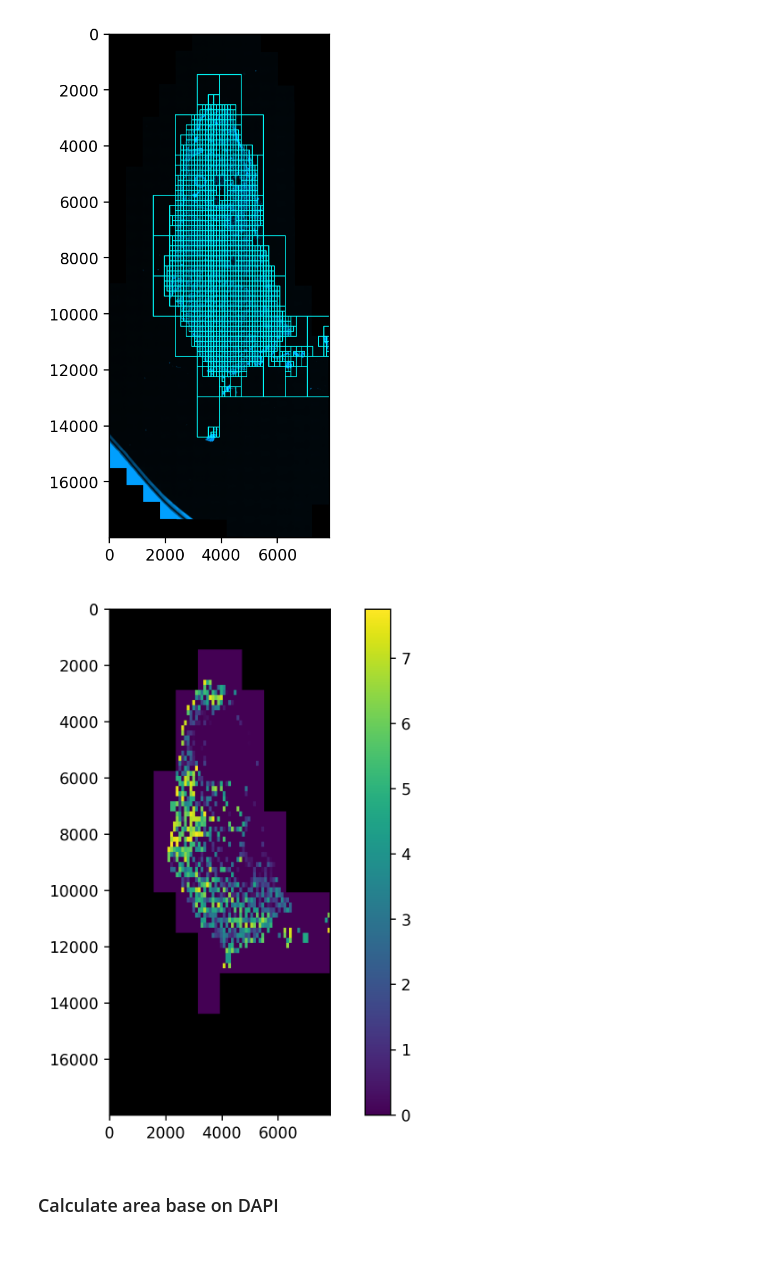
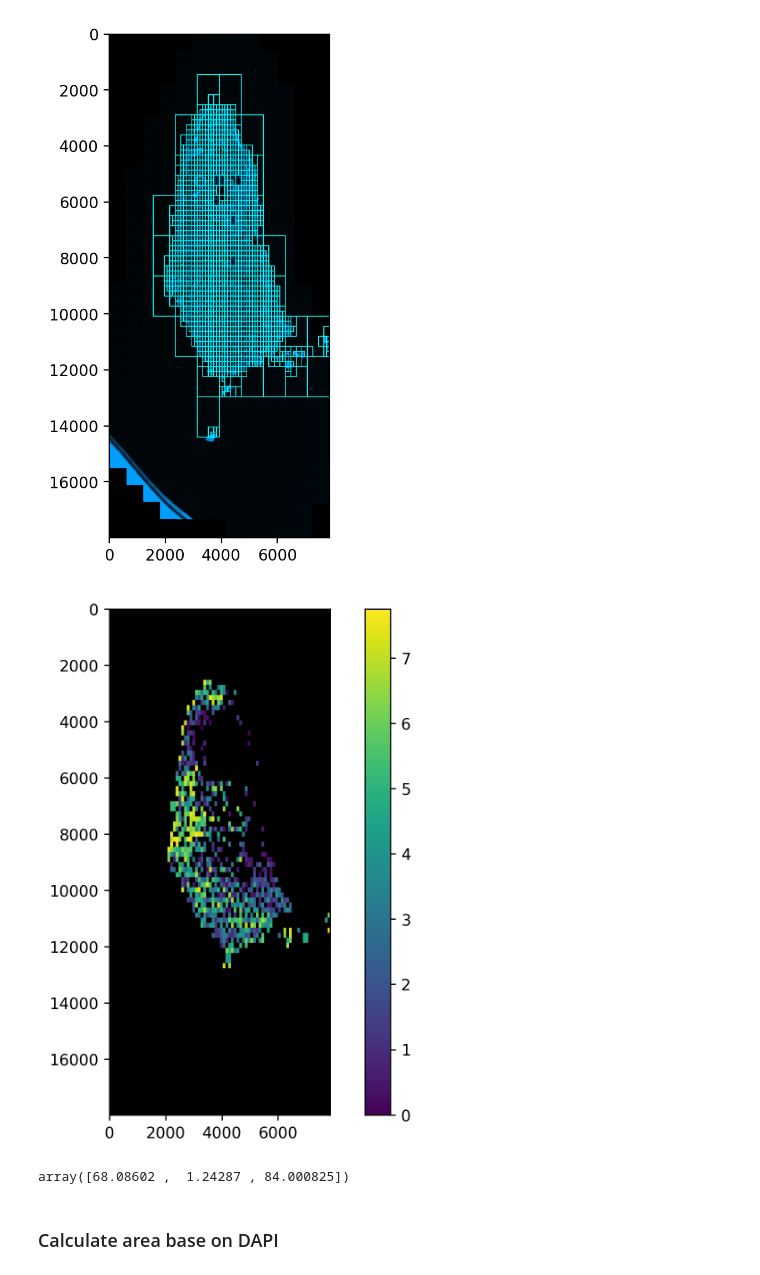
Before and after one commit to BiomedicalMachineLearning/SkinSpatial, a Jupyter notebook: Posprocess_result_from_QuPath.ipynb, the cells around one changed output. Drawn from its saved outputs; the diff is of its cells as text; code cells hidden in the pictures.

Commit message:
Crop the tissue with DAPI

```diff
--- a/Posprocess_result_from_QuPath.ipynb
+++ b/Posprocess_result_from_QuPath.ipynb
@@ -260,7 +266,10 @@ def map_heat_values2colors(values):
     set_box_scores = list(OrderedDict.fromkeys(sorted_values).keys())
     heat_colors_range = sns.color_palette('viridis', len(set_box_scores))
     for value in values:
-        raw_color = heat_colors_range[set_box_scores.index(value)]
+        if value == 0:
+            raw_color = [0,0,0]
+        else:
+            raw_color = heat_colors_range[set_box_scores.index(value)]
         colors.append(raw_color)
 #         if set_box_scores.index(value) > 49:
 #             count+= 1
@@ -356,35 +365,40 @@ for fn in list_output_files:
                     box_collocalized_scores.append(normalize_score_by_rect(score, rect))
         else:
             annot_x, annot_y = convert_original2scaled(x_coord, y_coord,
                                                        (img_dapi.shape[0], img_dapi.shape[1]),
                                                        original_czi1_size)
             rect = [annot_x,
                     annot_y,
                     annot_x+int(big_window*img_dapi.shape[1]),
                     annot_y+int(big_window*img_dapi.shape[0]*0.8)]
             all_collocalized_rects.append(rect)
             score = collocalize_score(fn)
             box_collocalized_scores.append(0)
 
 
 box_collocalized_scores = np.array(box_collocalized_scores)
 # std_scaler = StandardScaler()
 # stded_box_score = std_scaler.fit_transform(box_collocalized_scores.reshape(-1,1))
 # print(stded_box_score.mean(), stded_box_score.std())
 # print(stded_box_score.reshape(box_collocalized_scores.shape))
 heat_colors = np.array(map_heat_values2colors(box_collocalized_scores))
 # print(heat_colors[10:25])
 heat_colors = heat_colors * 255
 # print(heat_colors[10:25])
-demo_image = draw_rectangles_heat(img_dapi, all_collocalized_rects, heat_colors, box_collocalized_scores)
+heat_demo_image = draw_rectangles_heat(img_dapi, all_collocalized_rects, heat_colors, box_collocalized_scores)
 # demo_image = draw_rectangles(img_dapi_origin, all_rects, thickness=30)
 plt.figure(num=None, figsize=(8, 6), dpi=250, facecolor='w', edgecolor='k')
-plt.imshow(demo_image, vmax=box_collocalized_scores.min(), vmin=box_collocalized_scores.max())
+plt.imshow(heat_demo_image, vmax=box_collocalized_scores.min(), vmin=box_collocalized_scores.max())
 plt.colorbar()
 plt.savefig('collocalization_heatmap_normalized_cell_count_scene1.pdf')
 # print(len(set(box_scores)))
 # sns.palplot(sns.mpl_palette("viridis", len(set(box_scores))))
 # %% [output]
-[figure, old version]
+[figure, new version]
+# %%
+len(heat_colors)
+heat_colors[0]
+# %% [output]
+array([68.08602 ,  1.24287 , 84.000825])
 # %% [markdown]
 ###  Calculate area base on DAPI
```
Also changed, not shown: parts of 21 cells of this notebook, 1 other file.
